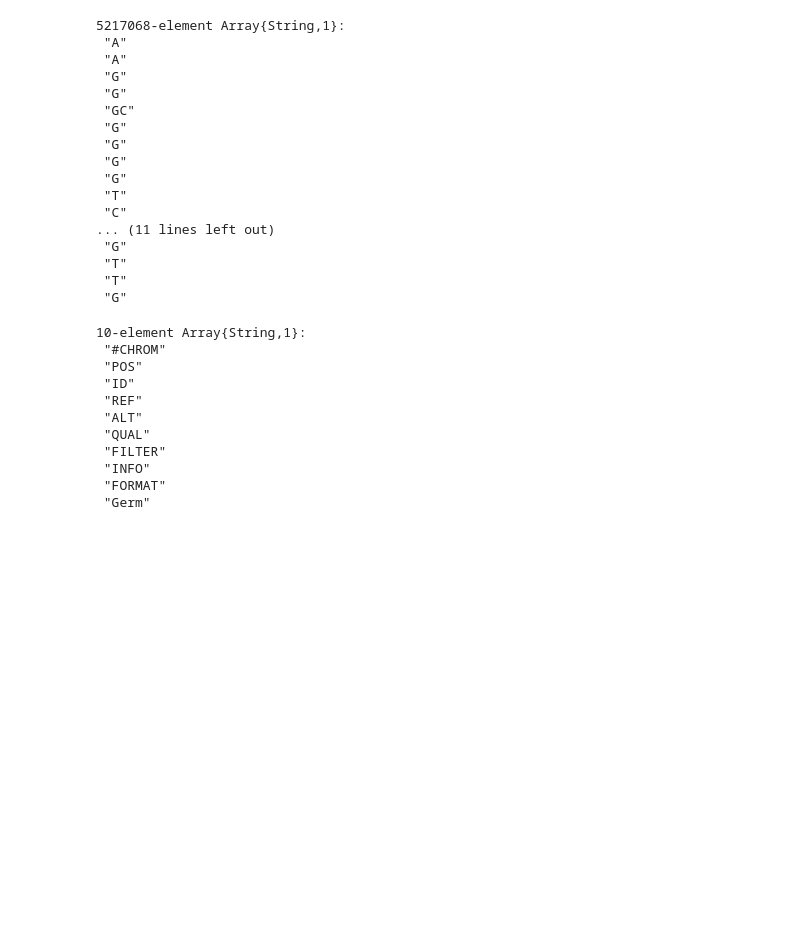
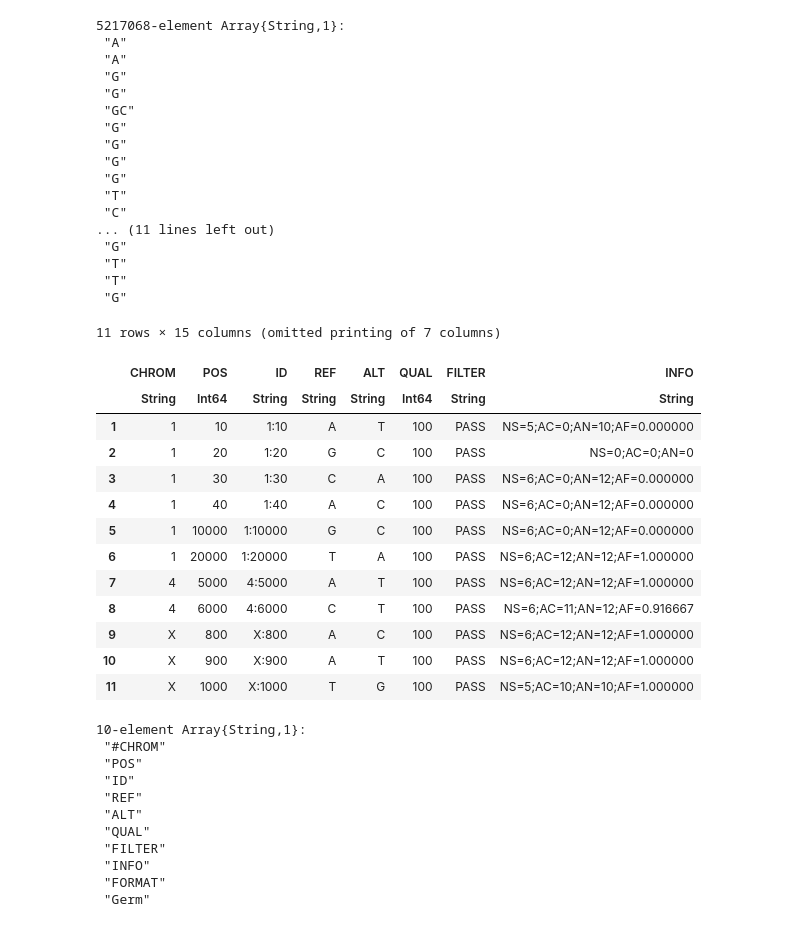
Before and after one commit to KatharineME/VCF.jl, a Jupyter notebook: notebook/example.ipynb, the cells around one changed output. Cells and saved outputs as stored; diff of their text form; code cells hidden in the pictures; blank space fills up the shorter version.

Commit message:
rename column

```diff
--- a/notebook/example.ipynb
+++ b/notebook/example.ipynb
@@ -80,6 +86,23 @@ vcf_to_use.ALT
  "T"
  "T"
  "G"
+# %%
+rename(vcf_to_use, ("#CHROM" => "CHROM"))
+# %% [output]
+11 rows × 15 columns (omitted printing of 7 columns)
+|  | CHROM | POS | ID | REF | ALT | QUAL | FILTER | INFO |
+|  | String | Int64 | String | String | String | Int64 | String | String |
+| 1 | 1 | 10 | 1:10 | A | T | 100 | PASS | NS=5;AC=0;AN=10;AF=0.000000 |
+| 2 | 1 | 20 | 1:20 | G | C | 100 | PASS | NS=0;AC=0;AN=0 |
+| 3 | 1 | 30 | 1:30 | C | A | 100 | PASS | NS=6;AC=0;AN=12;AF=0.000000 |
+| 4 | 1 | 40 | 1:40 | A | C | 100 | PASS | NS=6;AC=0;AN=12;AF=0.000000 |
+| 5 | 1 | 10000 | 1:10000 | G | C | 100 | PASS | NS=6;AC=0;AN=12;AF=0.000000 |
+| 6 | 1 | 20000 | 1:20000 | T | A | 100 | PASS | NS=6;AC=12;AN=12;AF=1.000000 |
+| 7 | 4 | 5000 | 4:5000 | A | T | 100 | PASS | NS=6;AC=12;AN=12;AF=1.000000 |
+| 8 | 4 | 6000 | 4:6000 | C | T | 100 | PASS | NS=6;AC=11;AN=12;AF=0.916667 |
+| 9 | X | 800 | X:800 | A | C | 100 | PASS | NS=6;AC=12;AN=12;AF=1.000000 |
+| 10 | X | 900 | X:900 | A | T | 100 | PASS | NS=6;AC=12;AN=12;AF=1.000000 |
+| 11 | X | 1000 | X:1000 | T | G | 100 | PASS | NS=5;AC=10;AN=10;AF=1.000000 |
 # %%
 names(vcf_to_use)
 # %% [output]
```
Also changed, not shown: parts of 2 cells of this notebook, 1 other file.
